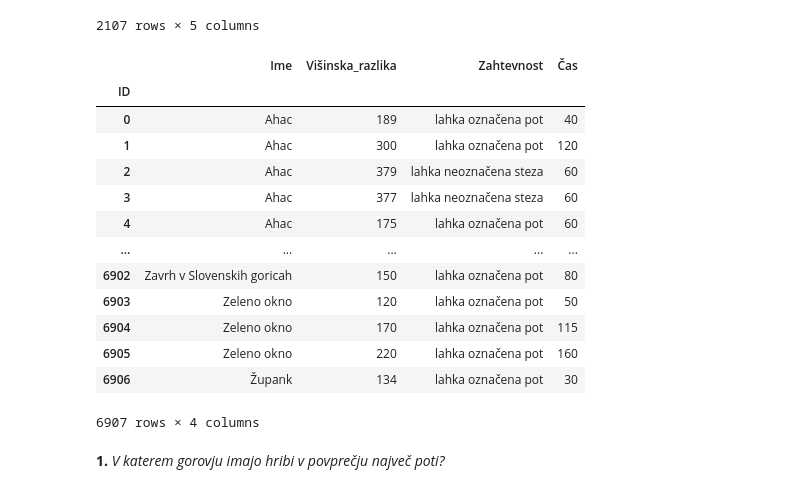
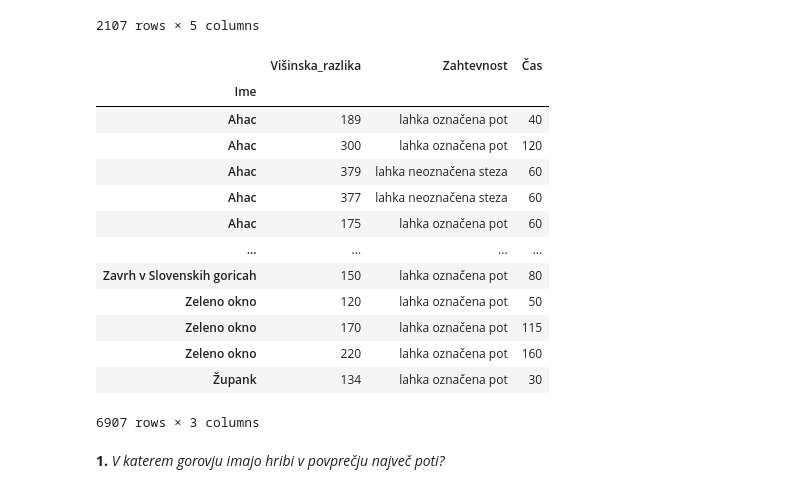
Before and after one commit to AndrazKukovicic/Hribi_projektna_naloga, a Jupyter notebook: Analiza_podatkov.ipynb, the cells around one changed output. Drawn from its saved outputs; the diff is of its cells as text; code cells hidden in the pictures.

```diff
--- a/Analiza_podatkov.ipynb
+++ b/Analiza_podatkov.ipynb
@@ -44,24 +44,24 @@ hribi
 | Župank | Strojna, Košenjak, Kozjak in Slov... | 508 | 1 | '' | 2106 |
 2107 rows × 5 columns
 # %%
-poti.index.names = ['ID']
+poti.index.names = ['Ime']
 
 poti
 # %% [output]
-|  | Ime | Višinska_razlika | Zahtevnost | Čas |
-| ID |  |  |  |  |
-| 0 | Ahac | 189 | lahka označena pot | 40 |
-| 1 | Ahac | 300 | lahka označena pot | 120 |
-| 2 | Ahac | 379 | lahka neoznačena steza | 60 |
-| 3 | Ahac | 377 | lahka neoznačena steza | 60 |
-| 4 | Ahac | 175 | lahka označena pot | 60 |
-| ... | ... | ... | ... | ... |
-| 6902 | Zavrh v Slovenskih goricah | 150 | lahka označena pot | 80 |
-| 6903 | Zeleno okno | 120 | lahka označena pot | 50 |
-| 6904 | Zeleno okno | 170 | lahka označena pot | 115 |
-| 6905 | Zeleno okno | 220 | lahka označena pot | 160 |
-| 6906 | Župank | 134 | lahka označena pot | 30 |
+|  | Višinska_razlika | Zahtevnost | Čas |
+| Ime |  |  |  |
+| Ahac | 189 | lahka označena pot | 40 |
+| Ahac | 300 | lahka označena pot | 120 |
+| Ahac | 379 | lahka neoznačena steza | 60 |
+| Ahac | 377 | lahka neoznačena steza | 60 |
+| Ahac | 175 | lahka označena pot | 60 |
+| ... | ... | ... | ... |
+| Zavrh v Slovenskih goricah | 150 | lahka označena pot | 80 |
+| Zeleno okno | 120 | lahka označena pot | 50 |
+| Zeleno okno | 170 | lahka označena pot | 115 |
+| Zeleno okno | 220 | lahka označena pot | 160 |
+| Župank | 134 | lahka označena pot | 30 |
-6907 rows × 4 columns
+6907 rows × 3 columns
 # %% [markdown]
 **1.** *V katerem gorovju imajo hribi v povprečju največ poti?*
 # %%
```
Also changed, not shown: parts of 6 cells of this notebook.
